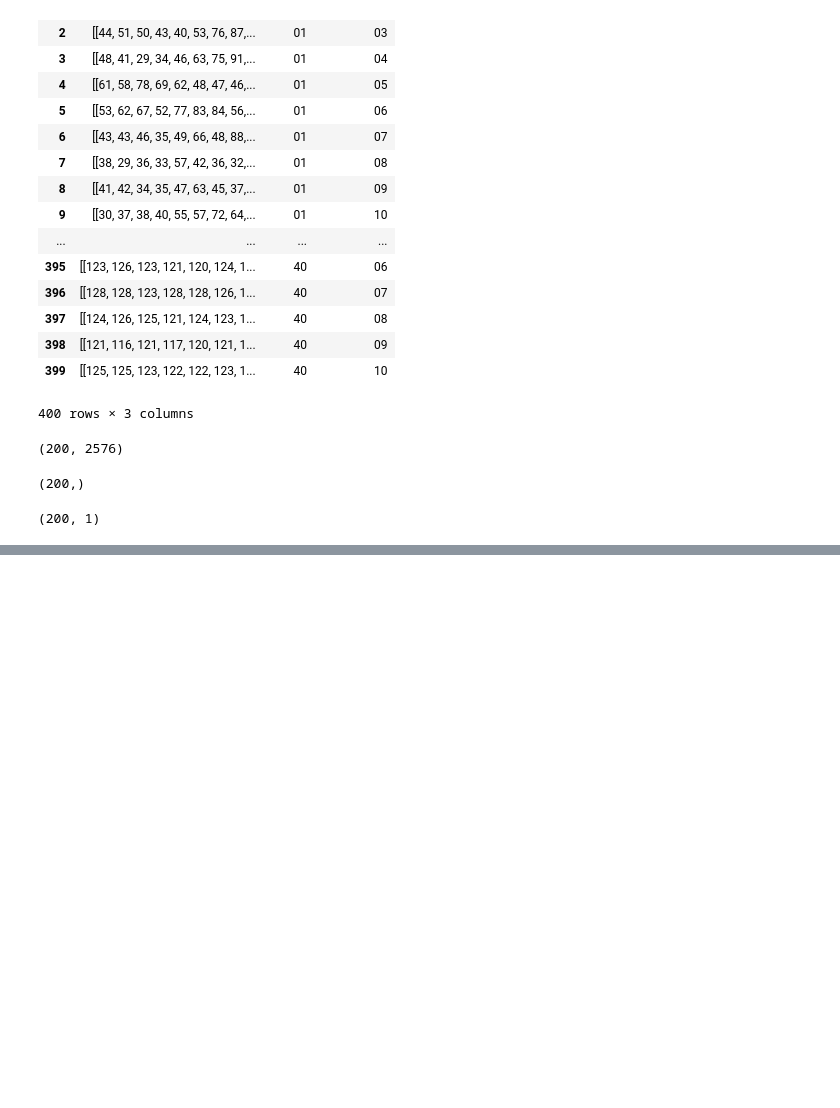
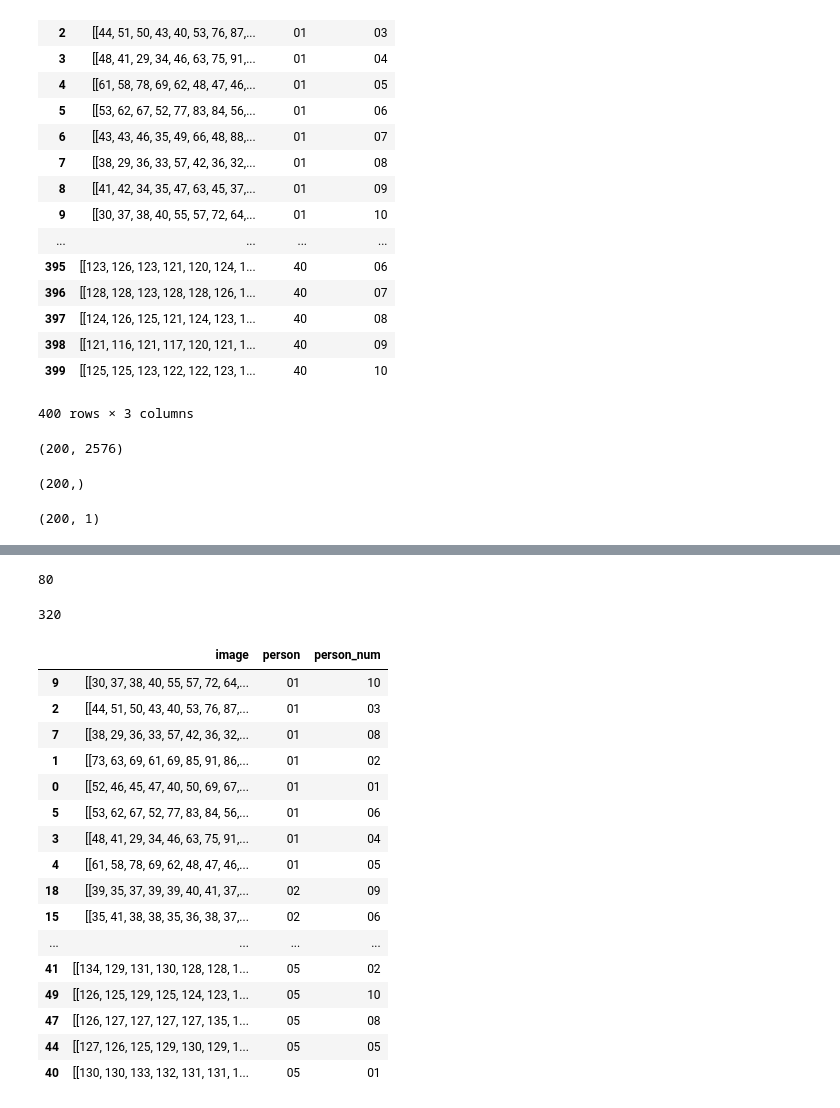
Before and after one commit to HERO-Kwon/MILab, a Jupyter notebook: 180516_NN_A2/Untitled.ipynb, the cells around one changed output, grey strips where cells are left out. Drawn from its saved outputs; the diff is of its cells as text; code cells hidden in the pictures; blank space fills up the shorter version.

Commit message:
only 1 training problem

```diff
--- a/180516_NN_A2/Untitled.ipynb
+++ b/180516_NN_A2/Untitled.ipynb
@@ -166,3 +166,8 @@ aa.shape
 aa.reshape((-1,1)).shape
 # %% [output]
 (200, 1)
+# %%
+    for person in image_raw.person.unique():
+        data_train, data_test = train_test_split(image_raw[image_raw.person == person],test_size = 0.1)
+        image_train = image_train.append(data_train)
+        image_test = image_test.append(data_test)
@@ -168,0 +182,8 @@ aa.reshape((-1,1)).shape
+# %%
+    image_train = pd.DataFrame()
+    image_test = pd.DataFrame()
+
+    for person in image_raw.person.unique():
+        data_train, data_test = train_test_split(image_raw[image_raw.person == person],test_size = 0.2)
+        image_train = image_train.append(data_train)
+        image_test = image_test.append(data_test)
@@ -168,0 +211,34 @@ aa.reshape((-1,1)).shape
+# %%
+len(image_test)
+# %% [output]
+80
+# %%
+len(image_train)
+# %% [output]
+320
+# %%
+    def gen_train():
+        for i in range(40):
+            yield image_train.iloc[i*40:(i+1)*40-1]
+# %%
+a = gen_train()
+# %%
+next(a)
+# %% [output]
+|  | image | person | person_num |
+| 9 | [[30, 37, 38, 40, 55, 57, 72, 64,... | 01 | 10 |
+| 2 | [[44, 51, 50, 43, 40, 53, 76, 87,... | 01 | 03 |
+| 7 | [[38, 29, 36, 33, 57, 42, 36, 32,... | 01 | 08 |
+| 1 | [[73, 63, 69, 61, 69, 85, 91, 86,... | 01 | 02 |
+| 0 | [[52, 46, 45, 47, 40, 50, 69, 67,... | 01 | 01 |
+| 5 | [[53, 62, 67, 52, 77, 83, 84, 56,... | 01 | 06 |
+| 3 | [[48, 41, 29, 34, 46, 63, 75, 91,... | 01 | 04 |
+| 4 | [[61, 58, 78, 69, 62, 48, 47, 46,... | 01 | 05 |
+| 18 | [[39, 35, 37, 39, 39, 40, 41, 37,... | 02 | 09 |
+| 15 | [[35, 41, 38, 38, 35, 36, 38, 37,... | 02 | 06 |
+| ... | ... | ... | ... |
+| 41 | [[134, 129, 131, 130, 128, 128, 1... | 05 | 02 |
+| 49 | [[126, 125, 129, 125, 124, 123, 1... | 05 | 10 |
+| 47 | [[126, 127, 127, 127, 127, 135, 1... | 05 | 08 |
+| 44 | [[127, 126, 125, 129, 130, 129, 1... | 05 | 05 |
+| 40 | [[130, 130, 133, 132, 131, 131, 1... | 05 | 01 |
```
Also changed, not shown: parts of 16 cells of this notebook, 3 other files.
